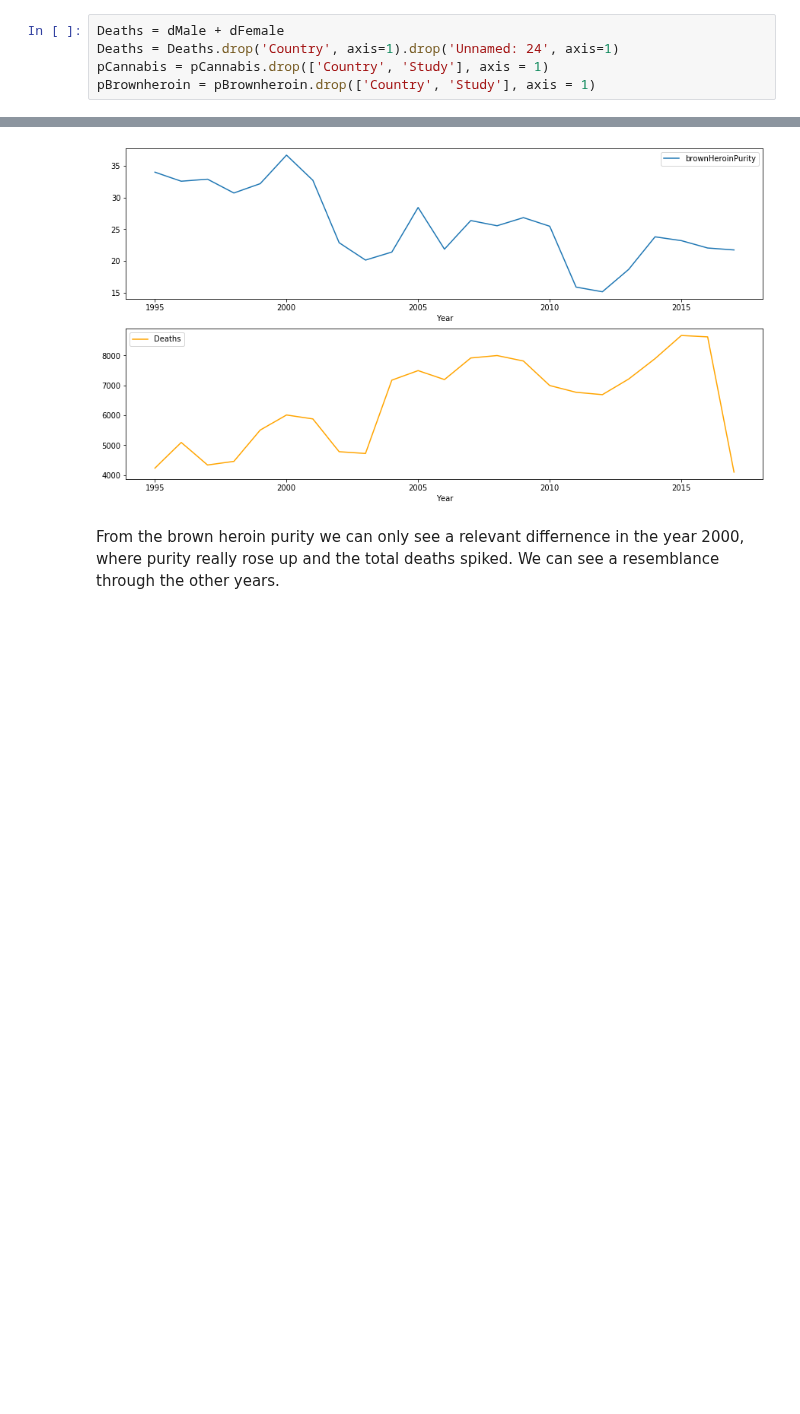
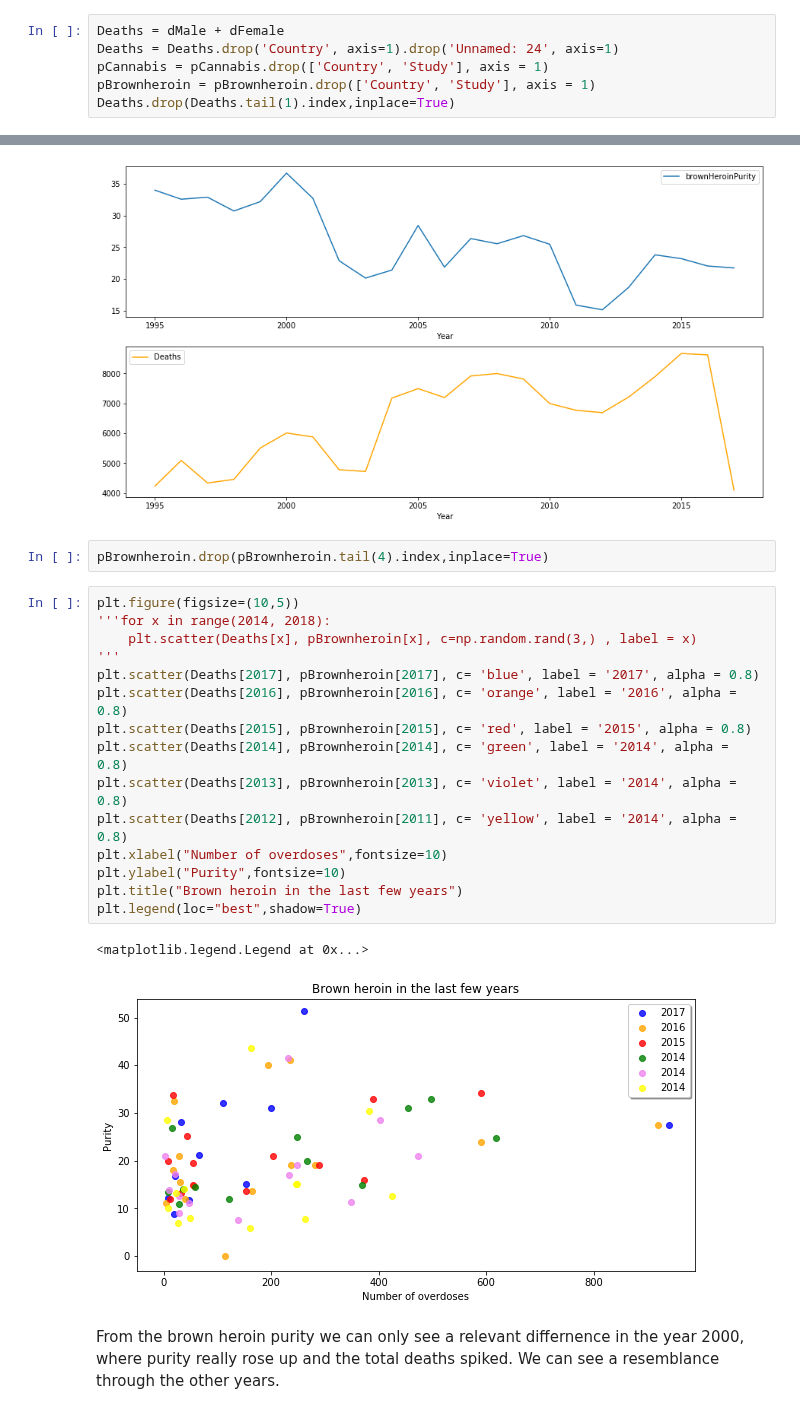
Before and after one commit to danilo1214/PR20ddpdjphv, a Jupyter notebook: Jovan Purity and Deaths.ipynb, the cells around one changed output, grey strips where cells are left out. Cells and saved outputs as stored; diff of their text form; blank space fills up the shorter version.

```diff
--- a/Jovan Purity and Deaths.ipynb
+++ b/Jovan Purity and Deaths.ipynb
@@ -18,6 +19,7 @@ Deaths = dMale + dFemale
 Deaths = Deaths.drop('Country', axis=1).drop('Unnamed: 24', axis=1)
 pCannabis = pCannabis.drop(['Country', 'Study'], axis = 1)
 pBrownheroin = pBrownheroin.drop(['Country', 'Study'], axis = 1)
+Deaths.drop(Deaths.tail(1).index,inplace=True)
 # %% [markdown]
 ### Cannabis
 # %%
@@ -44,6 +46,26 @@ purityHeroin.plot(x='Year', y='brownHeroinPurity', ax = axes[0]).locator_params(
 purityHeroin.plot(x='Year',y='Deaths', ax = axes[1], color='orange').locator_params(integer=True)
 # %% [output]
 [figure]
+# %%
+pBrownheroin.drop(pBrownheroin.tail(4).index,inplace=True)
+# %%
+plt.figure(figsize=(10,5))
+'''for x in range(2014, 2018):
+    plt.scatter(Deaths[x], pBrownheroin[x], c=np.random.rand(3,) , label = x)
+'''
+plt.scatter(Deaths[2017], pBrownheroin[2017], c= 'blue', label = '2017', alpha = 0.8)
+plt.scatter(Deaths[2016], pBrownheroin[2016], c= 'orange', label = '2016', alpha = 0.8)
+plt.scatter(Deaths[2015], pBrownheroin[2015], c= 'red', label = '2015', alpha = 0.8)
+plt.scatter(Deaths[2014], pBrownheroin[2014], c= 'green', label = '2014', alpha = 0.8)
+plt.scatter(Deaths[2013], pBrownheroin[2013], c= 'violet', label = '2014', alpha = 0.8)
+plt.scatter(Deaths[2012], pBrownheroin[2011], c= 'yellow', label = '2014', alpha = 0.8)
+plt.xlabel("Number of overdoses",fontsize=10)
+plt.ylabel("Purity",fontsize=10)
+plt.title("Brown heroin in the last few years")
+plt.legend(loc="best",shadow=True)
+# %% [output]
+<matplotlib.legend.Legend at 0x...>
+[figure, added]
 # %% [markdown]
 From the brown heroin purity we can only see a relevant differnence in the year 2000, where purity really rose up and the total deaths spiked. We can see a resemblance through the other years.
 # %% [markdown]
```
Also changed, not shown: parts of 7 cells of this notebook.
